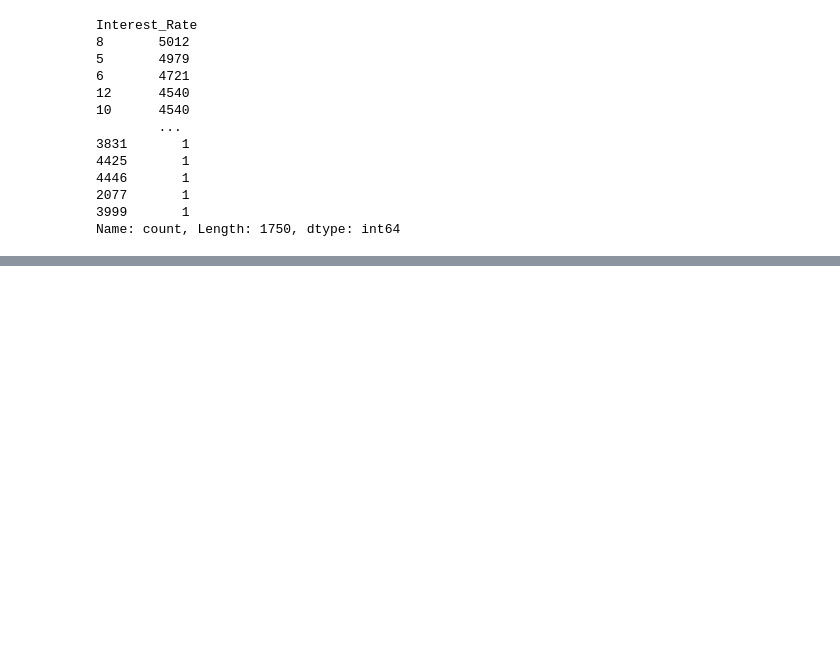
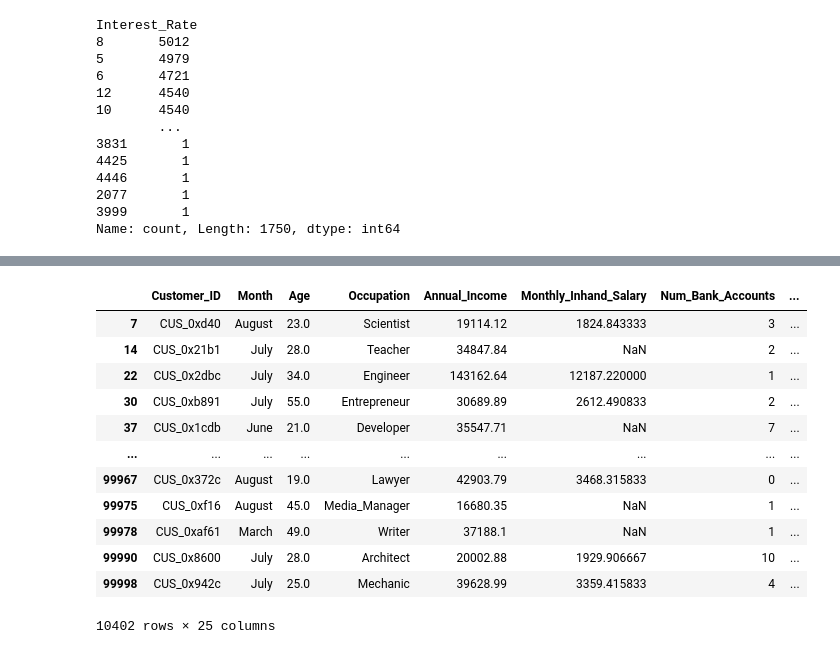
Before and after one commit to Karimme-T/Modelo-de-Puntuacion-Crediticia, a Jupyter notebook: Modelo_1.ipynb, the cells around one changed output, grey strips where cells are left out. Cells and saved outputs as stored; diff of their text form; code cells hidden in the pictures; blank space fills up the shorter version.

```diff
--- a/Modelo_1.ipynb
+++ b/Modelo_1.ipynb
@@ -132,0 +202,18 @@ Name: count, Length: 1750, dtype: int64
+# %%
+col_no_sirven = ['ID', 'Name', 'SSN']
+df_train_clean = df_train_clean.drop(columns=col_no_sirven)
+df_train_clean
+# %% [output]
+|  | Customer_ID | Month | Age | Occupation | Annual_Income | Monthly_Inhand_Salary | Num_Bank_Accounts | ... |
+| 7 | CUS_0xd40 | August | 23.0 | Scientist | 19114.12 | 1824.843333 | 3 | ... |
+| 14 | CUS_0x21b1 | July | 28.0 | Teacher | 34847.84 | NaN | 2 | ... |
+| 22 | CUS_0x2dbc | July | 34.0 | Engineer | 143162.64 | 12187.220000 | 1 | ... |
+| 30 | CUS_0xb891 | July | 55.0 | Entrepreneur | 30689.89 | 2612.490833 | 2 | ... |
+| 37 | CUS_0x1cdb | June | 21.0 | Developer | 35547.71 | NaN | 7 | ... |
+| ... | ... | ... | ... | ... | ... | ... | ... | ... |
+| 99967 | CUS_0x372c | August | 19.0 | Lawyer | 42903.79 | 3468.315833 | 0 | ... |
+| 99975 | CUS_0xf16 | August | 45.0 | Media_Manager | 16680.35 | NaN | 1 | ... |
+| 99978 | CUS_0xaf61 | March | 49.0 | Writer | 37188.1 | NaN | 1 | ... |
+| 99990 | CUS_0x8600 | July | 28.0 | Architect | 20002.88 | 1929.906667 | 10 | ... |
+| 99998 | CUS_0x942c | July | 25.0 | Mechanic | 39628.99 | 3359.415833 | 4 | ... |
+10402 rows × 25 columns
```
Also changed, not shown: parts of 3 cells of this notebook.
